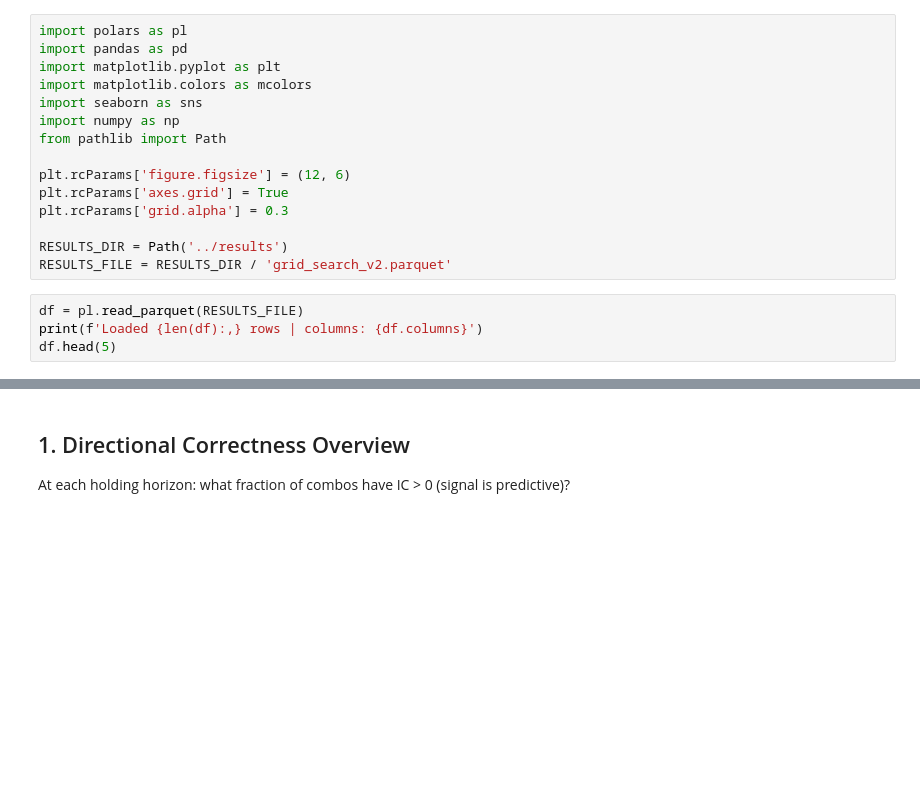
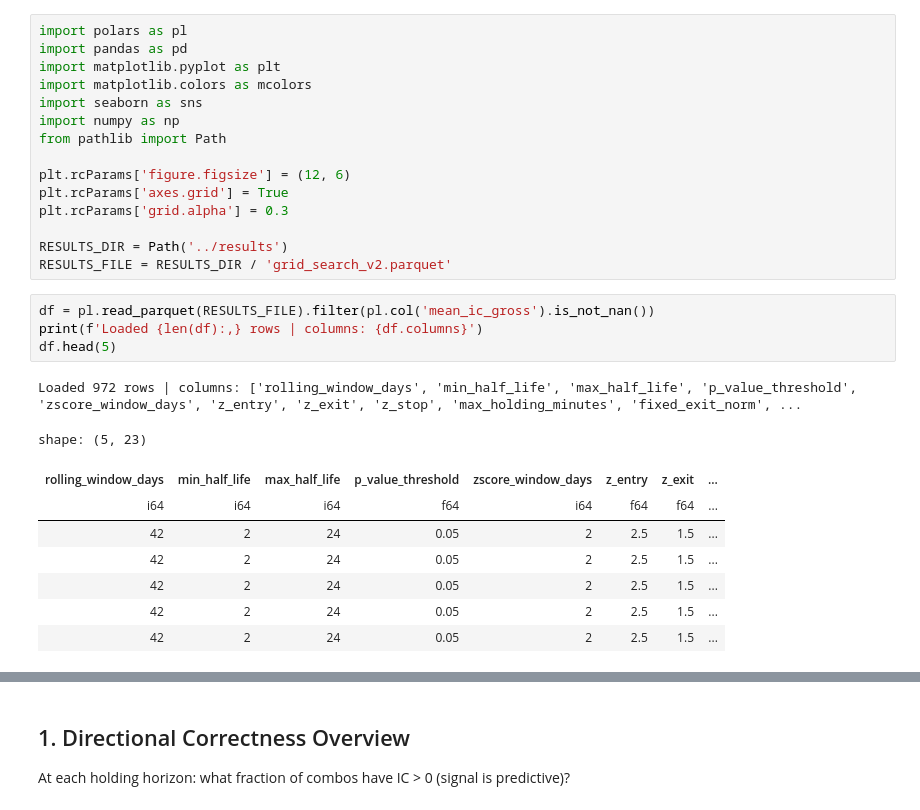
Before and after one commit to erevtsov/stat-arb, a Jupyter notebook: notebooks/grid_search_v2.ipynb, the cells around one changed output, grey strips where cells are left out. Cells and saved outputs as stored; diff of their text form; blank space fills up the shorter version.

```diff
--- a/notebooks/grid_search_v2.ipynb
+++ b/notebooks/grid_search_v2.ipynb
@@ -20,9 +20,19 @@ plt.rcParams['grid.alpha'] = 0.3
 RESULTS_DIR = Path('../results')
 RESULTS_FILE = RESULTS_DIR / 'grid_search_v2.parquet'
 # %%
-df = pl.read_parquet(RESULTS_FILE)
+df = pl.read_parquet(RESULTS_FILE).filter(pl.col('mean_ic_gross').is_not_nan())
 print(f'Loaded {len(df):,} rows | columns: {df.columns}')
 df.head(5)
+# %% [output]
+Loaded 972 rows | columns: ['rolling_window_days', 'min_half_life', 'max_half_life', 'p_value_threshold', 'zscore_window_days', 'z_entry', 'z_exit', 'z_stop', 'max_holding_minutes', 'fixed_exit_norm', ...
+shape: (5, 23)
+| rolling_window_days | min_half_life | max_half_life | p_value_threshold | zscore_window_days | z_entry | z_exit | ... |
+| i64 | i64 | i64 | f64 | i64 | f64 | f64 | ... |
+| 42 | 2 | 24 | 0.05 | 2 | 2.5 | 1.5 | ... |
+| 42 | 2 | 24 | 0.05 | 2 | 2.5 | 1.5 | ... |
+| 42 | 2 | 24 | 0.05 | 2 | 2.5 | 1.5 | ... |
+| 42 | 2 | 24 | 0.05 | 2 | 2.5 | 1.5 | ... |
+| 42 | 2 | 24 | 0.05 | 2 | 2.5 | 1.5 | ... |
 # %%
 # Available holding horizons and formation params
 print('Holding horizons (bars):', sorted(df['n_bars'].unique().to_list()))
```
Also changed, not shown: parts of 15 cells of this notebook, 2 other files.
